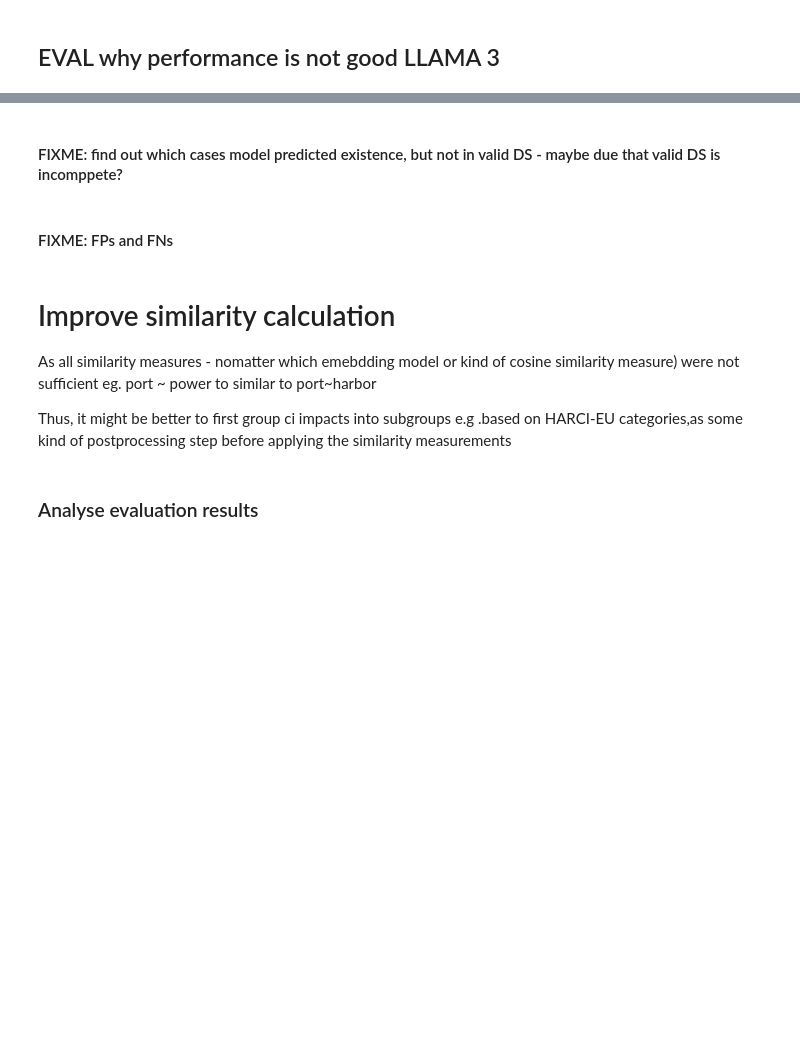
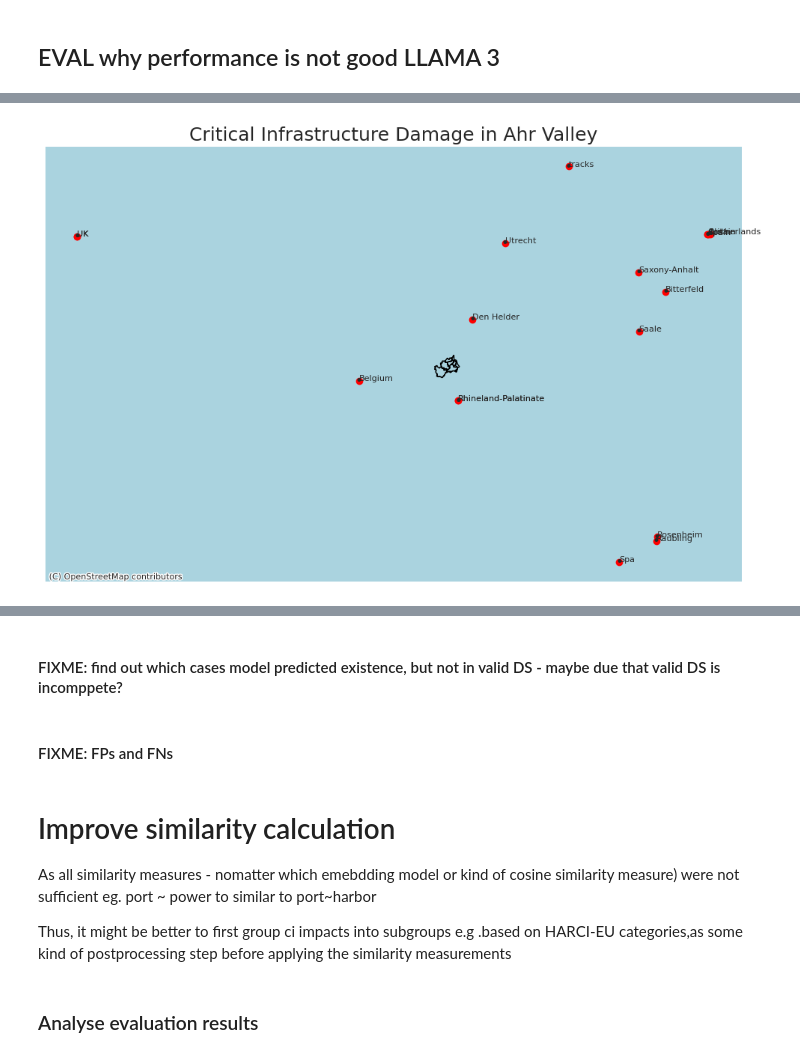
Before and after one commit to SWN-group-at-TU-Berlin/CI-impacts-information-retrieval, a Jupyter notebook: notebooks/llm_evaluation.ipynb, the cells around one changed output, grey strips where cells are left out. Drawn from its saved outputs; the diff is of its cells as text; code cells hidden in the pictures; blank space fills up the shorter version.

```diff
--- a/notebooks/llm_evaluation.ipynb
+++ b/notebooks/llm_evaluation.ipynb
@@ -383,12 +421,12 @@ ci_patterns = pd.read_json("../ner_patterns.jsonl/patterns", lines=True)
 
 
 ## group Ci types into subgroups,
-if not "infrastructure_group" in df_pred.columns:
+if not "infrastructure_group" in df_pred.columns or df_pred["infrastructure_group"].isna().any():
     df_pred = pp.group_ci_types(df_pred, "infrastructure_type", "infrastructure_group", ci_patterns)
     ## keep only records which are actually about CI (e.g., not theatre, stadion ..)
     df_pred.dropna(subset=["infrastructure_group"], inplace=True)
 
-if not "ci1_group" in df_valid.columns:
+if not "ci1_group" in df_valid.columns or df_valid["ci1_group"].isna().any():
     df_valid = pp.group_ci_types(df_valid, "ci1_type", "ci1_group", ci_patterns)
     ## keep only records which are actually about CI (e.g., not theatre, stadion ..)
     df_valid.dropna(subset=["ci1_group"], inplace=True)
@@ -402,0 +477,6 @@ print(df_valid.ci1_group.value_counts())
+# %%
+print("Workaround for changing ci_group for drinking water ")
+
+df_valid["ci1_group"] = df_valid["ci1_group"].replace(["drinking_water"], "water_supply")
+df_pred["infrastructure_group"] = df_pred["infrastructure_group"].replace(["drinking_water"], "water_supply")
+df_pred.infrastructure_group.value_counts()
@@ -1082,0 +1652,2 @@ df_valid.head(5)
+# %%
+df_plot = df_pred
@@ -1082,0 +1702,2 @@ df_valid.head(5)
+# %%
+gdf_points = gpd.GeoDataFrame(df_points, geometry="geometry", crs="EPSG:4326")
@@ -1082,0 +1730,62 @@ df_valid.head(5)
+# %%
+
+
+# Example: load shapefile (replace gadm41_DEU_ your path)
+gdf_regions = gpd.read_file("../../data/visualization/admin_borders/gadm41_DEU_3.shp") # ahrweiler, bad kissingen
+
+# Filter to Ahr valley region (Ahrweiler district)
+gdf_regions = gdf_regions[gdf_regions["NAME_2"].str.contains("Ahrweiler", na=False)]
+# gdf_cities = gdf_regions[gdf_regions["NAME_3"].str.contains("Sinzig", na=False)] # example
+
+# Spatial join: assign each point to a region
+gdf_points = gdf_points.to_crs(gdf_regions.crs)
+
+gdf_joined = gpd.sjoin(gdf_points, gdf_regions, how="left", predicate="within")
+
+icon_map = {
+    "energy": "⚡",
+    "transport": "🚧",
+    "water": "💧",
+    "digital": "📡",
+    "health": "🏥"
+}
+
+fig, ax = plt.subplots(figsize=(12, 12))
+
+# --- Plot regions (polygons) ---
+gdf_regions.boundary.plot(ax=ax, linewidth=1, color="black")
+
+# --- Plot points ---
+gdf_points.plot(ax=ax, color="red", markersize=30)
+
+# --- Add city labels ---
+for idx, row in gdf_points.iterrows():
+    ax.text(
+        row.geometry.x,
+        row.geometry.y,
+        row["location"],
+        fontsize=8
+    )
+
+# --- Add infrastructure icons ---
+for idx, row in gdf_points.iterrows():
+    icon = icon_map.get(str(row["infrastructure_group"]).lower(), "•")
+
+    ax.text(
+        row.geometry.x,
+        row.geometry.y,
+        icon,
+        fontsize=12,
+        ha="center",
+        va="center"
+    )
+
+# --- Add basemap ---
+ctx.add_basemap(ax, source=ctx.providers.OpenStreetMap.Mapnik)
+
+ax.set_axis_off()
+plt.title("Critical Infrastructure Damage in Ahr Valley")
+
+plt.show()
+# %% [output]
+[figure, added]
```
Also changed, not shown: parts of 76 cells of this notebook.
